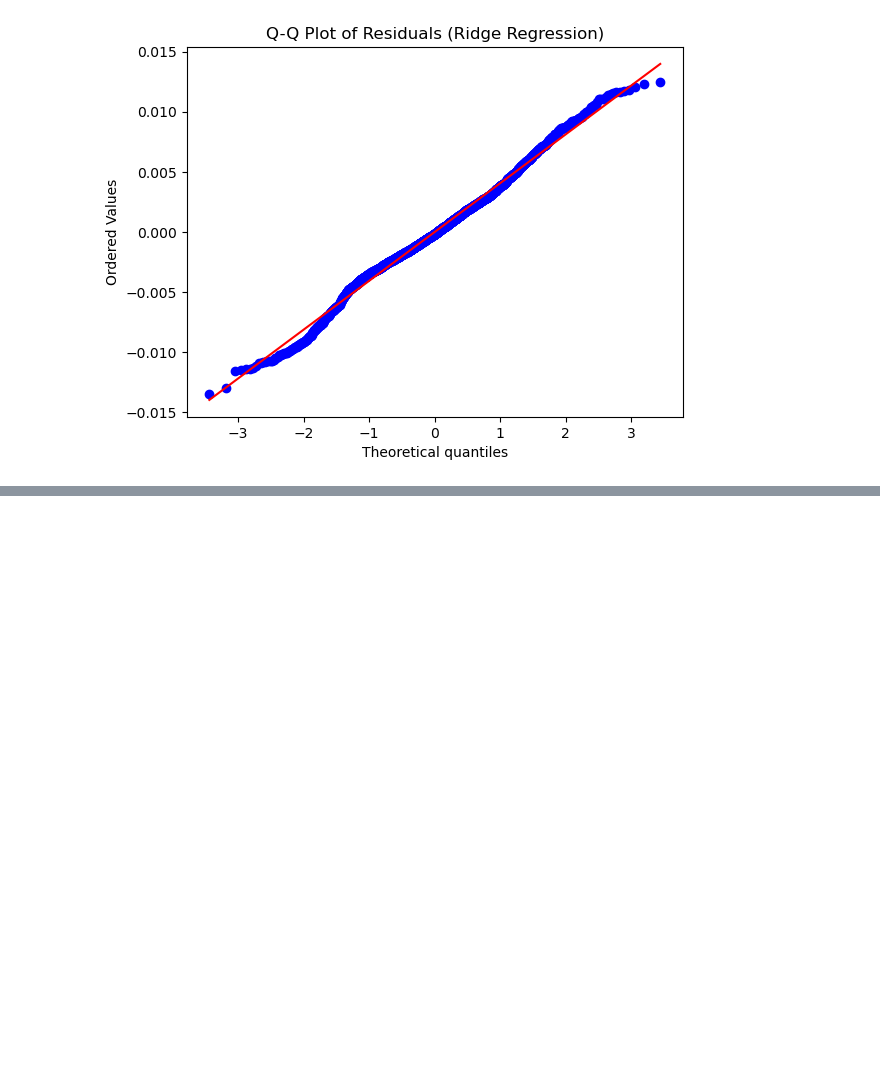
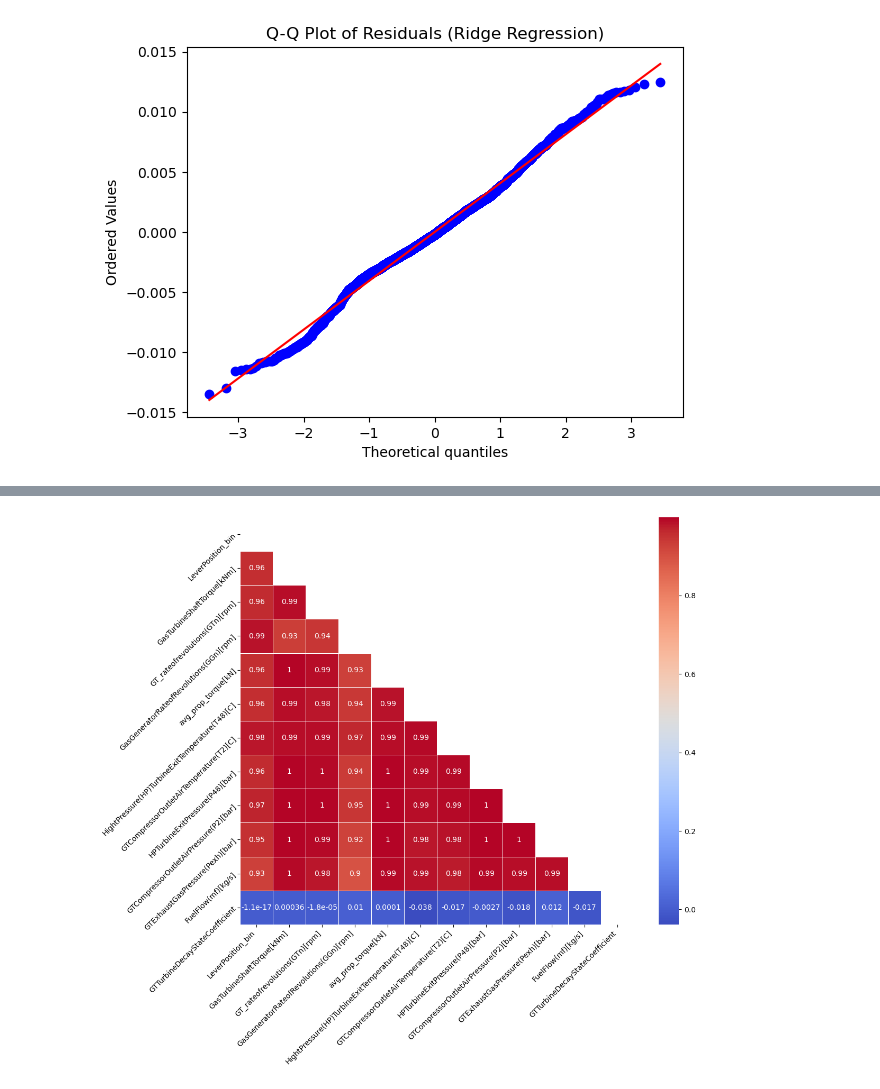
Before and after one commit to rbpowellGA/naval_vessel_condition, a Jupyter notebook: notebooks/curation_and_model_tests.ipynb, the cells around one changed output, grey strips where cells are left out. Cells and saved outputs as stored; diff of their text form; code cells hidden in the pictures; blank space fills up the shorter version.

```diff
--- a/notebooks/curation_and_model_tests.ipynb
+++ b/notebooks/curation_and_model_tests.ipynb
@@ -865,3 +873,32 @@ Cross-Validation R-squared: 0.6657548618330026
 [figure]
 [figure]
 [figure]
+# %%
+import seaborn as sns
+import matplotlib.pyplot as plt
+import numpy as np
+
+# Calculate the correlation matrix
+corr_matrix = data[['LeverPosition_bin', 'GasTurbineShaftTorque[kNm]', 'GT_rateofrevolutions(GTn)[rpm]',
+             'GasGeneratorRateofRevolutions(GGn)[rpm]', 'avg_prop_torque[kN]',
+             'HightPressure(HP)TurbineExitTemperature(T48)[C]', 'GTCompressorOutletAirTemperature(T2)[C]',
+             'HPTurbineExitPressure(P48)[bar]', 'GTCompressorOutletAirPressure(P2)[bar]',
+             'GTExhaustGasPressure(Pexh)[bar]', 'FuelFlow(mf)[kg/s]','GTTurbineDecayStateCoefficient']].corr()
+
+# Create a mask to display only one triangle of the heatmap
+mask = np.triu(np.ones_like(corr_matrix, dtype=bool))
+
+# Set up the matplotlib figure
+plt.figure(figsize=(12, 10))
+
+# Draw the heatmap with the mask and correct aspect ratio
+ax = sns.heatmap(corr_matrix, mask=mask, annot=True, cmap='coolwarm', annot_kws={"size": 10}, linewidths=.5)
+
+# Rotate the x and y labels for better readability
+plt.xticks(rotation=45, ha='right', fontsize=10)
+ax.set_yticklabels(ax.get_yticklabels(), rotation=45, rotation_mode='anchor', ha='right', fontsize=10)
+
+# Display the heatmap
+plt.show()
+# %% [output]
+[figure, added]
```
Also changed, not shown: parts of 2 cells of this notebook, 6 other files.
